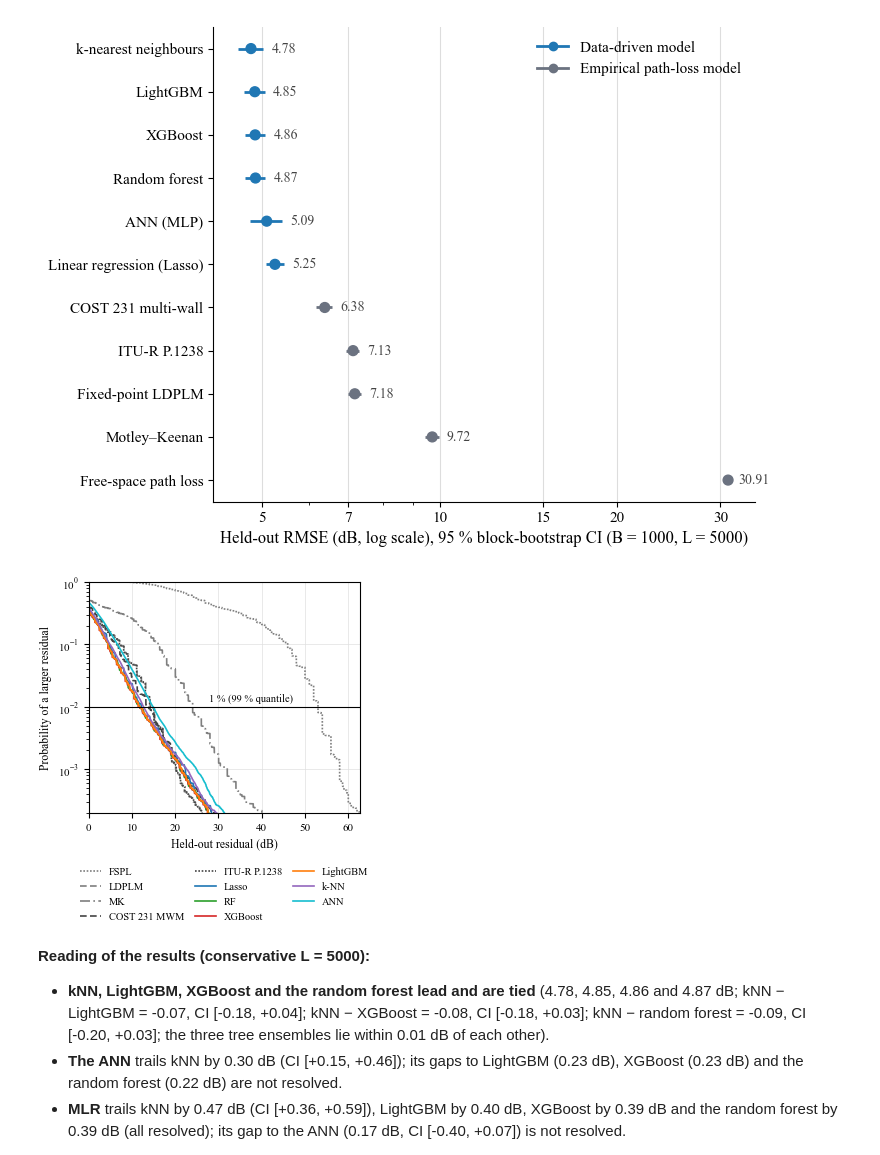
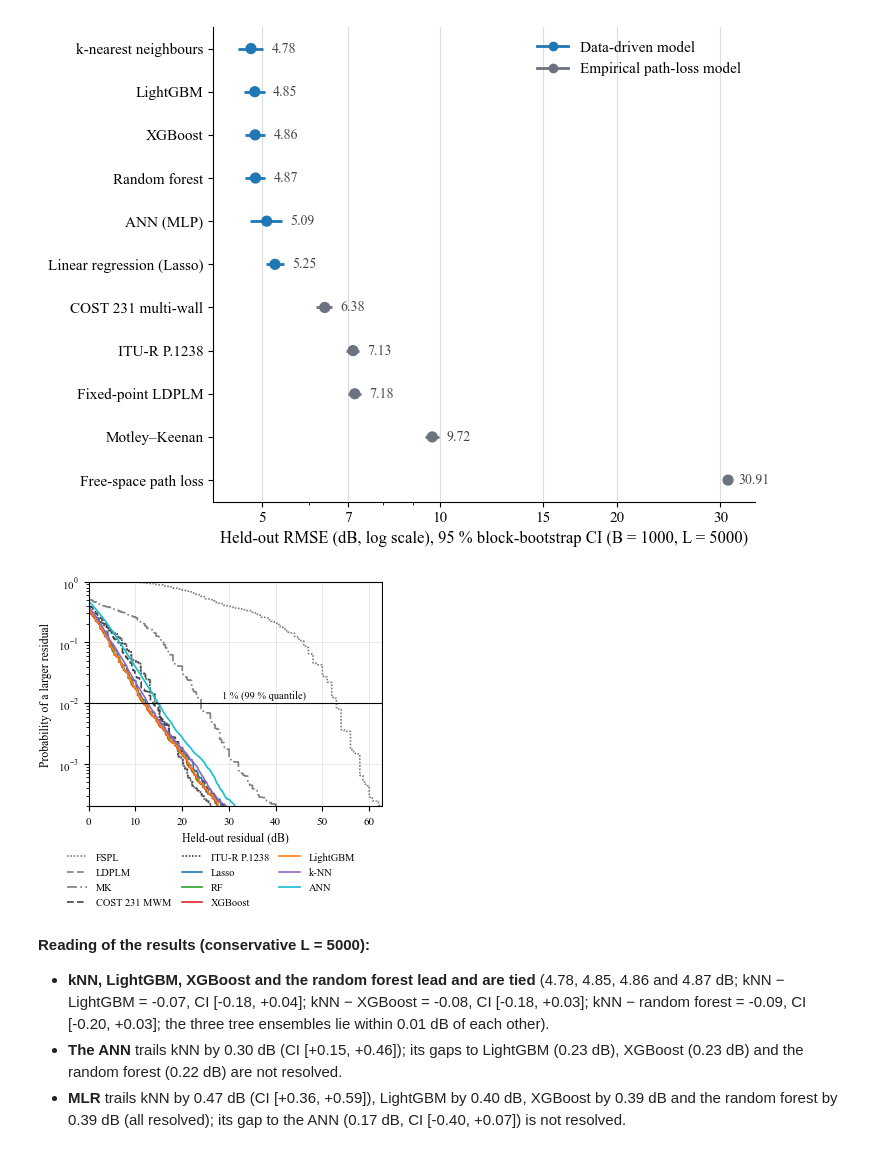
Before and after one commit to nahshonmokua/LoRaWAN-IndoorPathLossModeling-ML, a Jupyter notebook: 11_Bootstrap_Model_Comparison.ipynb, the cells around one changed output. Saved outputs shown, nothing was run; the diff lists cells and outputs as text; code cells hidden in the pictures.

Commit message:
11: residual-tail figure legend placed directly under the axes by the layout engine; re-run, every printed number unchanged

```diff
--- a/11_Bootstrap_Model_Comparison.ipynb
+++ b/11_Bootstrap_Model_Comparison.ipynb
@@ -209,35 +209,35 @@ saved: docs/assets/held-out-rmse.png
 # %%
 # Upper tail of the held-out residuals of every static model: the probability that a residual exceeds x, on a log scale.
 # One panel at column width; the 1 % line marks the 99 % quantile of each model's held-out residuals.
 import paper_figures as pf
 pf.use()
 ORDER = ["PLM_FSPL", "PLM_FIXED_POINT_LDPLM", "PLM_MOTLEY_KEENAN", "PLM_COST231_MWM", "PLM_ITU_R_P1238", "MLR", "RF", "XGB", "LGBM", "KNN", "ANN"]
 SHORT = {"PLM_FSPL": "FSPL", "PLM_FIXED_POINT_LDPLM": "LDPLM", "PLM_MOTLEY_KEENAN": "MK", "PLM_COST231_MWM": "COST 231 MWM", "PLM_ITU_R_P1238": "ITU-R P.1238",
          "MLR": "Lasso", "RF": "RF", "XGB": "XGBoost", "LGBM": "LightGBM", "KNN": "k-NN", "ANN": "ANN"}
 STYLE = {"PLM_FSPL": ("#7f7f7f", (0, (1, 1))), "PLM_FIXED_POINT_LDPLM": ("#7f7f7f", (0, (4, 2))), "PLM_MOTLEY_KEENAN": ("#7f7f7f", (0, (6, 2, 1, 2))),
          "PLM_COST231_MWM": ("#444444", (0, (4, 2))), "PLM_ITU_R_P1238": ("#444444", (0, (1, 1))),
          "MLR": ("#1f77b4", "-"), "RF": ("#2ca02c", "-"), "XGB": ("#d62728", "-"), "LGBM": ("#ff7f0e", "-"), "KNN": ("#9467bd", "-"), "ANN": ("#17becf", "-")}
-fig, ax = plt.subplots(figsize=(pf.COLUMN, 3.0))
+fig, ax = plt.subplots(figsize=(pf.COLUMN, 3.5), layout="constrained")
 xmax = 0.0
 for n in ORDER:
     e = np.sort(frames[n].loc[common].to_numpy())
     tail = 1.0 - np.arange(1, len(e) + 1) / len(e)                   # P(residual > e)
     keep = (e > 0) & (tail >= 2e-4)
     colour, ls = STYLE[n]
     ax.plot(e[keep], tail[keep], color=colour, ls=ls, lw=1.2, label=SHORT[n])
     xmax = max(xmax, e[keep].max())
 ax.axhline(0.01, color="black", lw=0.8)
 ax.text(0.6 * xmax, 0.0113, "1 % (99 % quantile)", ha="center", va="bottom", fontsize=7.5)   # between the baselines' curves
 ax.set_yscale("log")
 ax.set_ylim(2e-4, 1.0)
 ax.set_xlim(0, xmax)
 ax.set_xlabel("Held-out residual (dB)")
 ax.set_ylabel("Probability of a larger residual")
-ax.legend(ncol=3, loc="upper center", bbox_to_anchor=(0.5, -0.19))
+fig.legend(ncol=3, loc="outside lower center")
 fig.savefig(os.path.join(FIGURES_DIR, "static_residual_tails.png"))
 plt.show()
 # %% [output]
-[figure, old version]
+[figure, new version]
 # %% [markdown]
 **Reading of the results (conservative L = 5000):**
 
```
